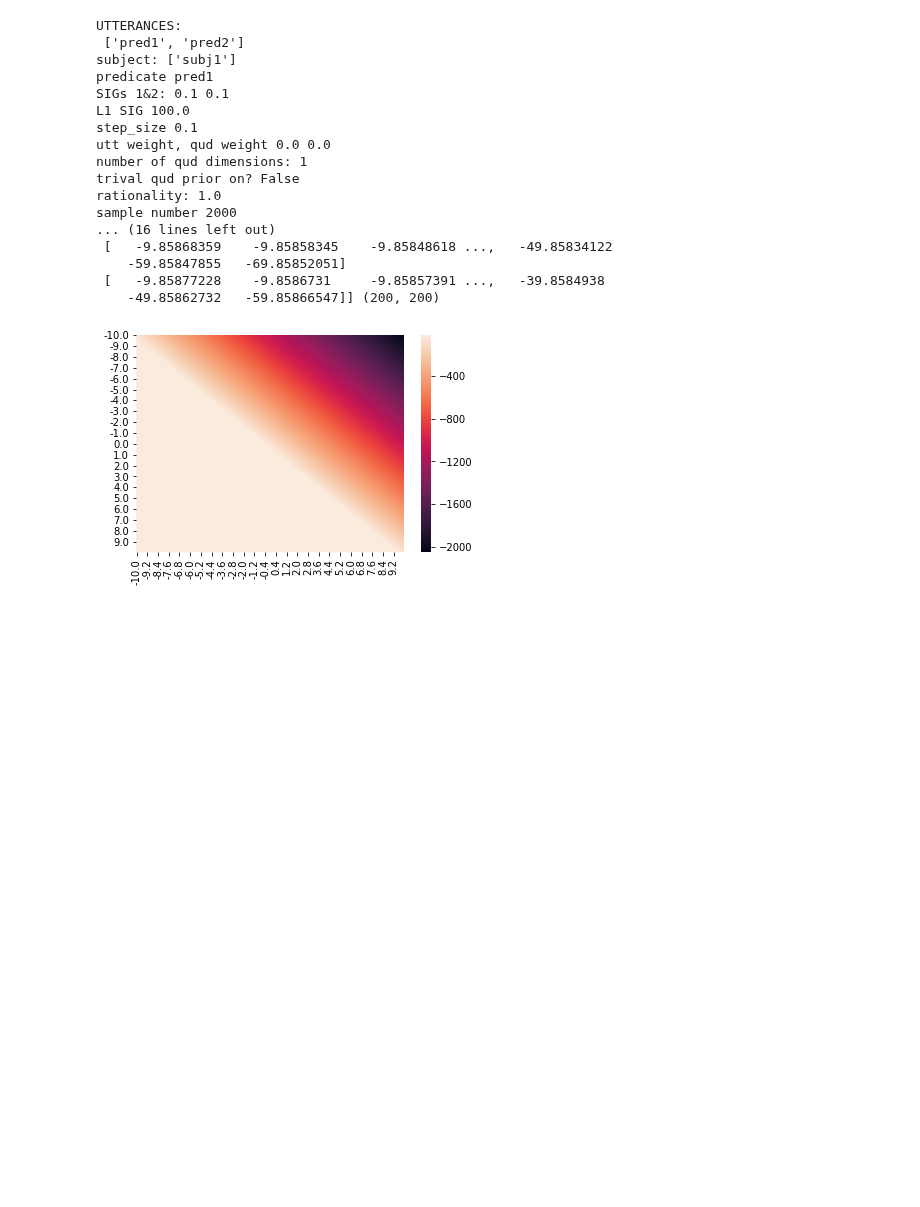
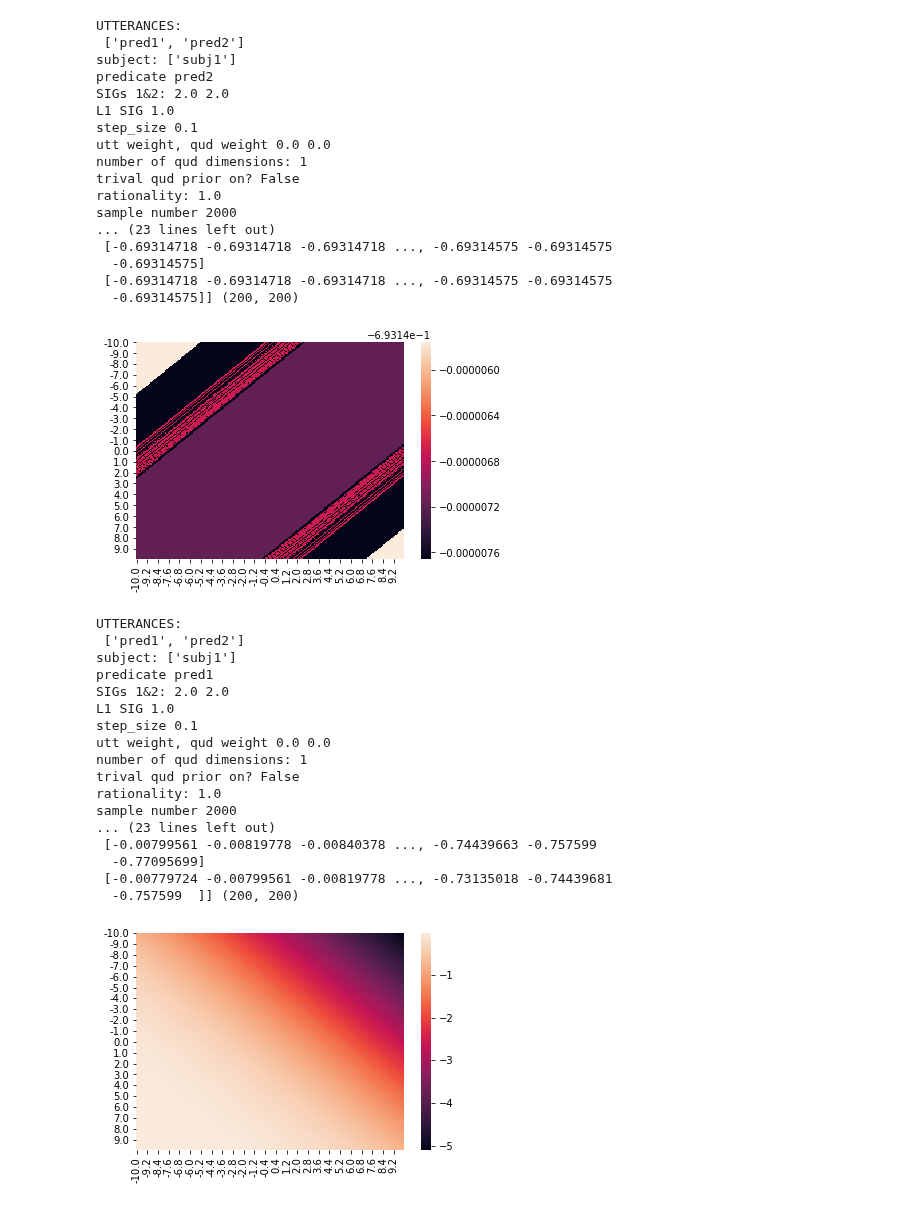
Before and after one commit to reubenharry/Distributional-RSA, a Jupyter notebook: heatmaps.ipynb, the cells around one changed output. Drawn from its saved outputs; the diff is of its cells as text; code cells hidden in the pictures; blank space fills up the shorter version.

```diff
--- a/heatmaps.ipynb
+++ b/heatmaps.ipynb
@@ -44,22 +46,43 @@ sample number 2000
+# %%
+titrate(size=100,amount=0.1,l1_sig1=1.0,quds=['qud1'],pred='pred2',only_trivial=False,just_s1=True,sig1=2.0,sig2=2.0)
+# %% [output]
+UTTERANCES:
+ ['pred1', 'pred2']
+subject: ['subj1']
+predicate pred2
+SIGs 1&2: 2.0 2.0
+L1 SIG 1.0
+step_size 0.1
+utt weight, qud weight 0.0 0.0
+number of qud dimensions: 1
+trival qud prior on? False
+rationality: 1.0
+sample number 2000
+... (23 lines left out)
+ [-0.69314718 -0.69314718 -0.69314718 ..., -0.69314575 -0.69314575
+  -0.69314575]
+ [-0.69314718 -0.69314718 -0.69314718 ..., -0.69314575 -0.69314575
+  -0.69314575]] (200, 200)
+[figure, added]
 # %%
-titrate(size=100,amount=0.1,l1_sig1=100.0,quds=['qud2'],pred='pred1',only_trivial=False)
+titrate(size=100,amount=0.1,l1_sig1=1.0,quds=['qud2'],pred='pred1',only_trivial=False,just_s1=True,sig1=2.0,sig2=2.0)
 # %% [output]
 UTTERANCES:
  ['pred1', 'pred2']
 subject: ['subj1']
 predicate pred1
-SIGs 1&2: 0.1 0.1
-L1 SIG 100.0
+SIGs 1&2: 2.0 2.0
+L1 SIG 1.0
 step_size 0.1
 utt weight, qud weight 0.0 0.0
 number of qud dimensions: 1
 trival qud prior on? False
 rationality: 1.0
 sample number 2000
-... (16 lines left out)
- [   -9.85868359    -9.85858345    -9.85848618 ...,   -49.85834122
-    -59.85847855   -69.85852051]
- [   -9.85877228    -9.8586731     -9.85857391 ...,   -39.8584938
-    -49.85862732   -59.85866547]] (200, 200)
+... (23 lines left out)
+ [-0.00799561 -0.00819778 -0.00840378 ..., -0.74439663 -0.757599
+  -0.77095699]
+ [-0.00779724 -0.00799561 -0.00819778 ..., -0.73135018 -0.74439681
+  -0.757599  ]] (200, 200)
-[figure, old version]
+[figure, new version]
 # %%
```
Also changed, not shown: parts of 5 cells of this notebook.
